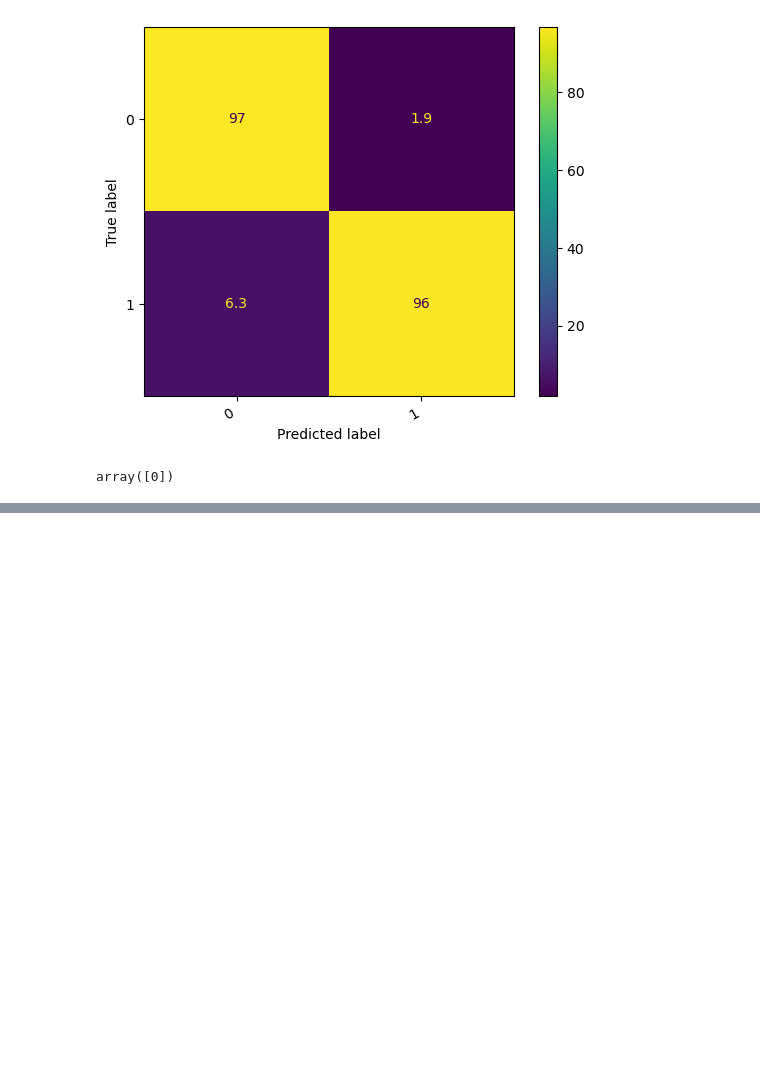
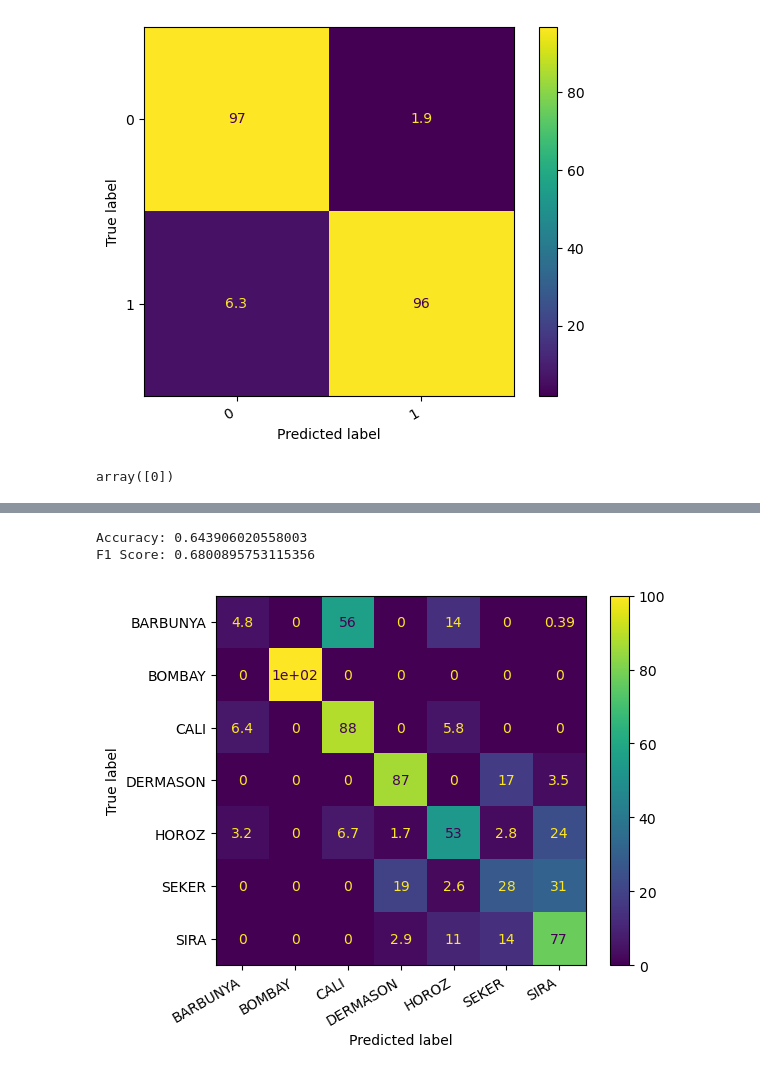
Before and after one commit to sierraporta/InteligenciaAnaliticaDeDatos_MinTIC, a Jupyter notebook: Notebooks/15_SupportVectorMachines.ipynb, the cells around one changed output, grey strips where cells are left out. Saved outputs shown, nothing was run; the diff lists cells and outputs as text; code cells hidden in the pictures; blank space fills up the shorter version.

```diff
--- a/Notebooks/15_SupportVectorMachines.ipynb
+++ b/Notebooks/15_SupportVectorMachines.ipynb
@@ -258,0 +316,18 @@ array([0])
+# %%
+# 3. Separar y dividir el conjunto de datos X e y en conjunto de entrenamiento y conjunto de prueba.
+# Import train_test_split function
+from sklearn.model_selection import train_test_split
+# Split dataset into training set and test set ()
+X_train, X_test, y_train, y_test = train_test_split(X, y, test_size=0.1, random_state=22)
+# %%
+# 4. Identificar el modelo, en este caso SVM
+# 4.1. Cargar el modelo """vacío"""
+#Import svm model
+from sklearn import svm
+#Create a svm Classifier
+modelo_frijol = svm.SVC(random_state=22)
+#{'linear', 'poly', 'rbf', 'sigmoid', 'precomputed'}
+#{'scale', 'auto'}
+# %%
+# 4.2. Entrenar el modelo
+modelo_frijol.fit(X_train,y_train)
@@ -258,0 +336,3 @@ array([0])
+# %%
+# 4.3. Hacer la predicción
+y_pred=modelo_frijol.predict(X_test)
@@ -258,0 +359,24 @@ array([0])
+# %%
+# 5. Evaluar el modelo
+#Import scikit-learn metrics module for accuracy calculation
+from sklearn.metrics import accuracy_score, f1_score
+accuray = accuracy_score(y_pred, y_test)
+f1 = f1_score(y_pred, y_test, average="weighted")
+print("Accuracy:", accuray)
+print("F1 Score:", f1)
+# %% [output]
+Accuracy: 0.643906020558003
+F1 Score: 0.6800895753115356
+# %%
+from sklearn.metrics import (
+    accuracy_score,
+    confusion_matrix,
+    ConfusionMatrixDisplay,
+    f1_score,
+)
+cm=confusion_matrix(y_test, y_pred, labels=modelo_frijol.classes_)/confusion_matrix(y_test, y_pred, labels=modelo_frijol.classes_).sum(axis=1)*100
+ConfusionMatrixDisplay(confusion_matrix=cm,display_labels=modelo_frijol.classes_).plot()
+plt.xticks(rotation=30,ha="right")
+plt.show()
+# %% [output]
+[figure, added]
```
Also changed, not shown: parts of 15 cells of this notebook.
